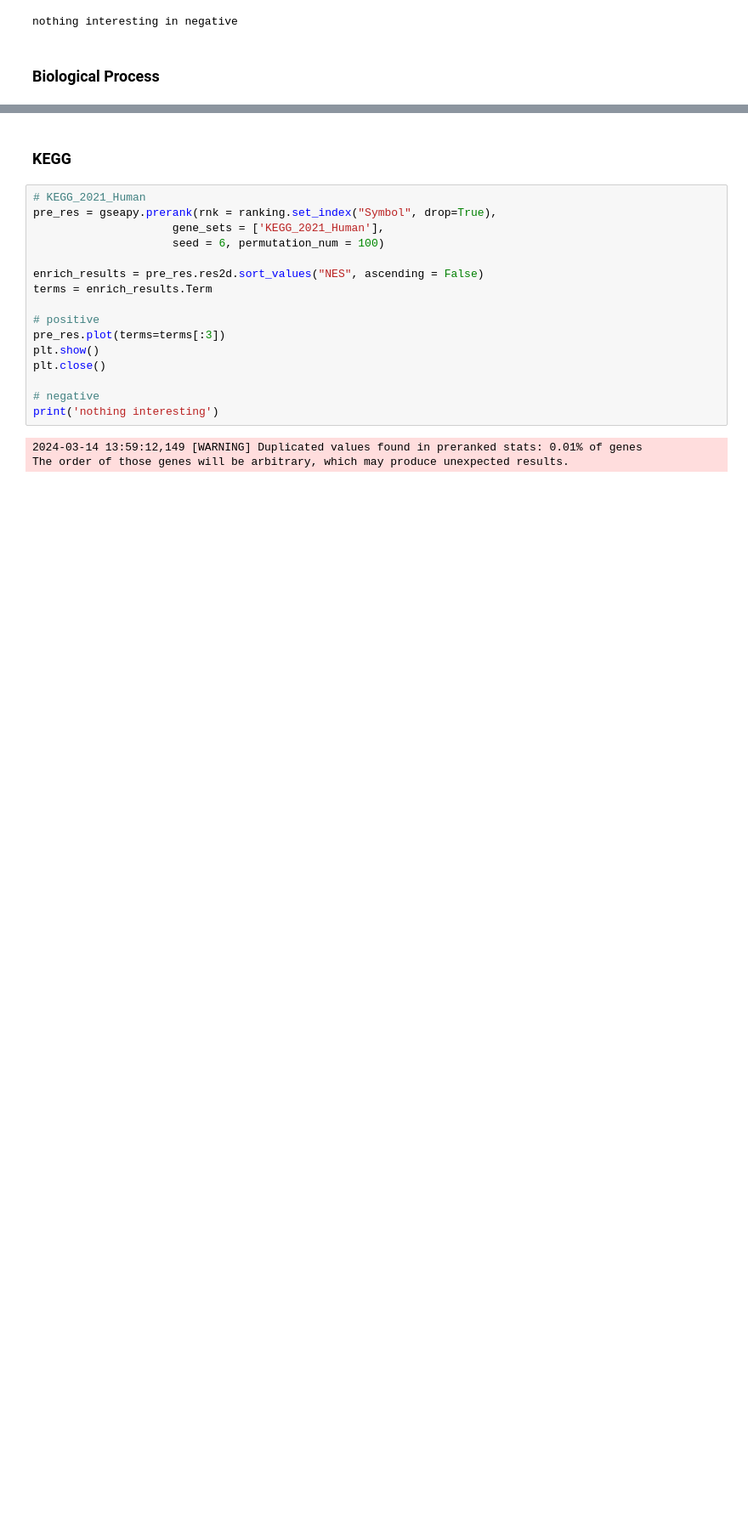
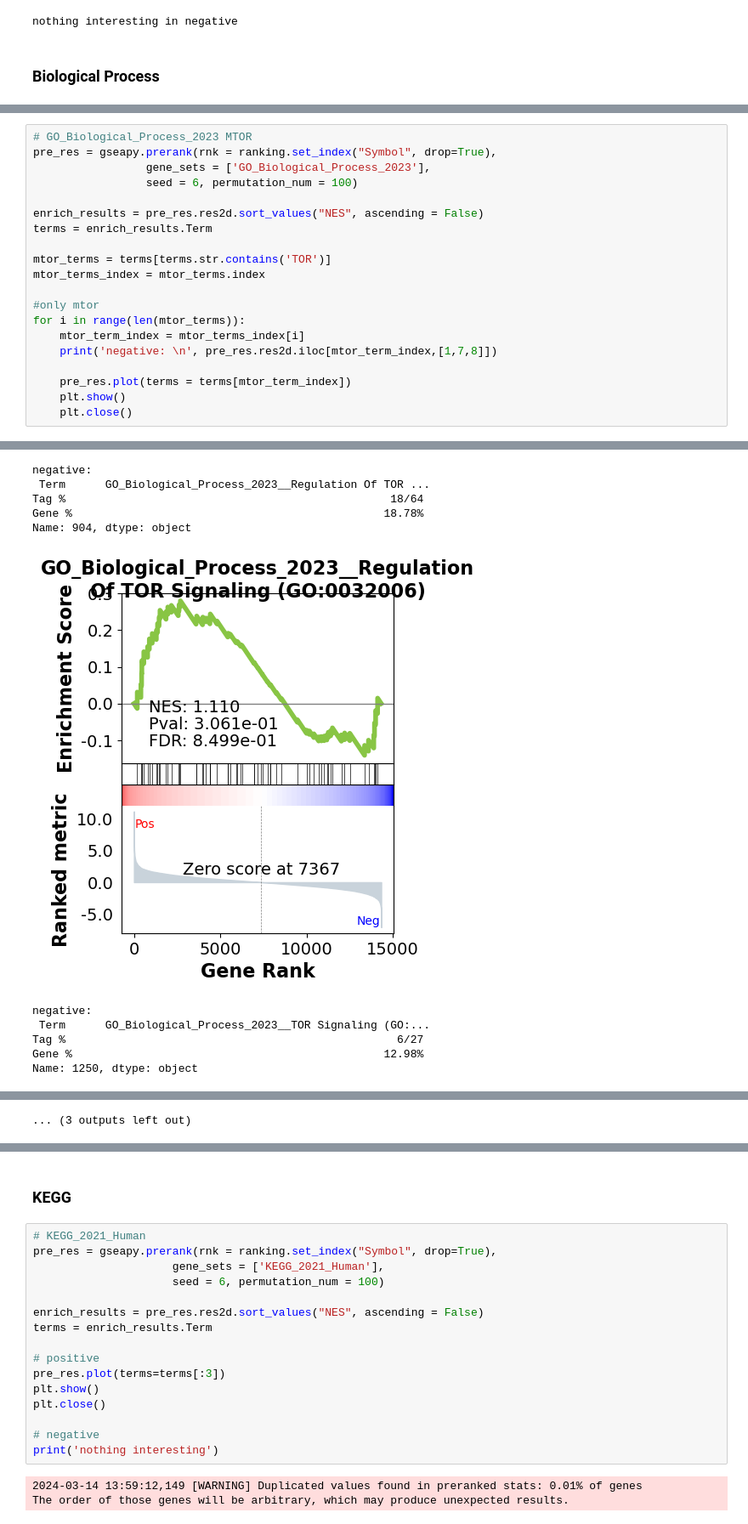
Before and after one commit to Keviosta/Temp_3.2.-.C, a Jupyter notebook: HEK293_GExp and GSEA.ipynb, the cells around one changed output, grey strips where cells are left out. Shown at 85% size. Saved outputs shown, nothing was run; the diff lists cells and outputs as text; blank space fills up the shorter version.

```diff
--- a/HEK293_GExp and GSEA.ipynb
+++ b/HEK293_GExp and GSEA.ipynb
@@ -380,0 +390,21 @@ positive:
+# %%
+# GO_Biological_Process_2023 MTOR
+pre_res = gseapy.prerank(rnk = ranking.set_index("Symbol", drop=True),
+                 gene_sets = ['GO_Biological_Process_2023'],
+                 seed = 6, permutation_num = 100)
+
+enrich_results = pre_res.res2d.sort_values("NES", ascending = False)
+terms = enrich_results.Term
+
+mtor_terms = terms[terms.str.contains('TOR')]
+mtor_terms_index = mtor_terms.index
+
+#only mtor
+for i in range(len(mtor_terms)):
+    mtor_term_index = mtor_terms_index[i]
+    print('negative: \n', pre_res.res2d.iloc[mtor_term_index,[1,7,8]])
+
+    pre_res.plot(terms = terms[mtor_term_index])
+    plt.show()
+    plt.close()
+# %% [output]
@@ -380,0 +413,11 @@ positive:
+negative:
+ Term      GO_Biological_Process_2023__Regulation Of TOR ...
+Tag %                                                 18/64
+Gene %                                               18.78%
+Name: 904, dtype: object
+[figure, added]
+negative:
+ Term      GO_Biological_Process_2023__TOR Signaling (GO:...
+Tag %                                                  6/27
+Gene %                                               12.98%
+Name: 1250, dtype: object
@@ -380,0 +448 @@ positive:
+... (3 outputs left out)
```
Also changed, not shown: parts of 11 cells of this notebook, 1 other file.
